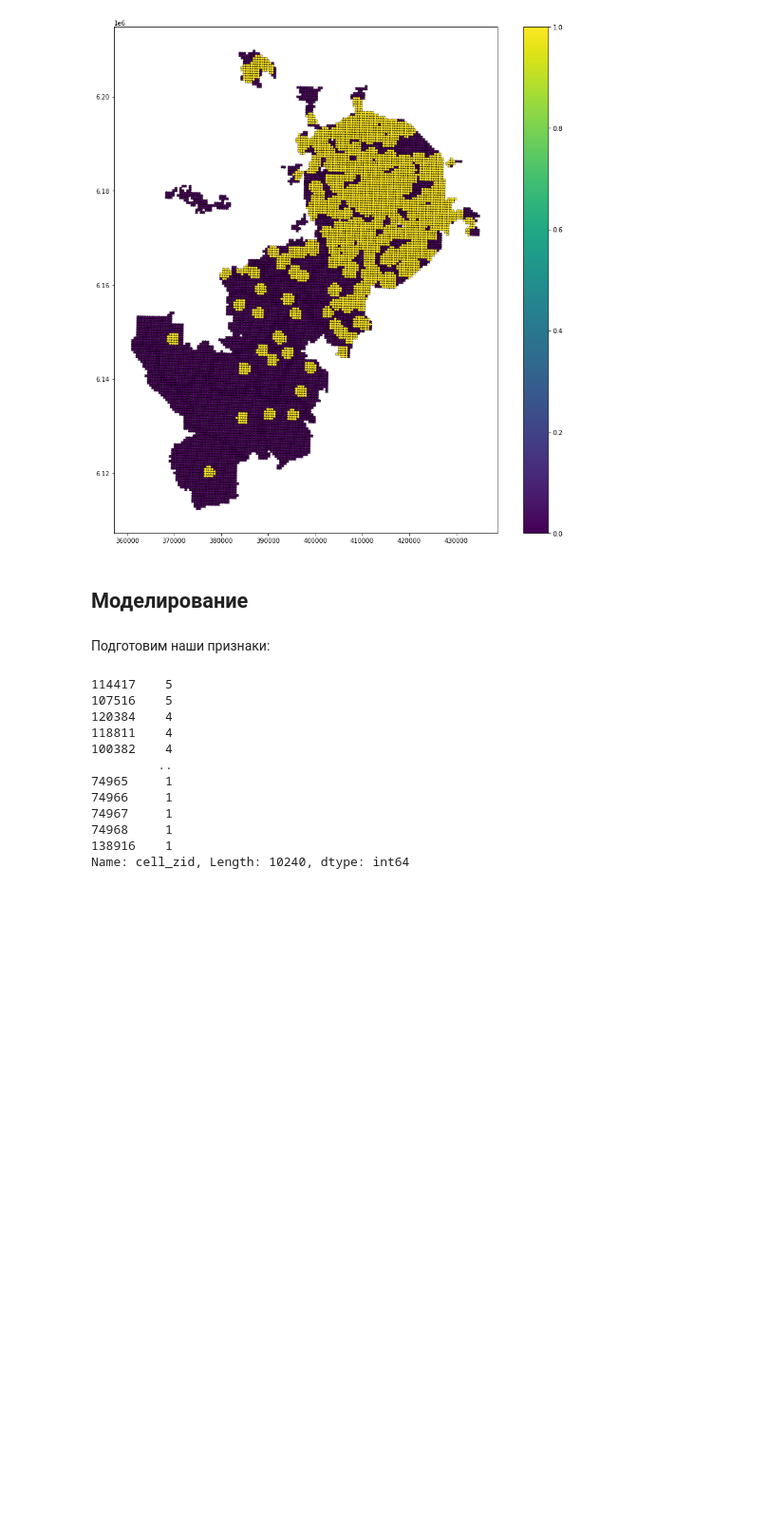
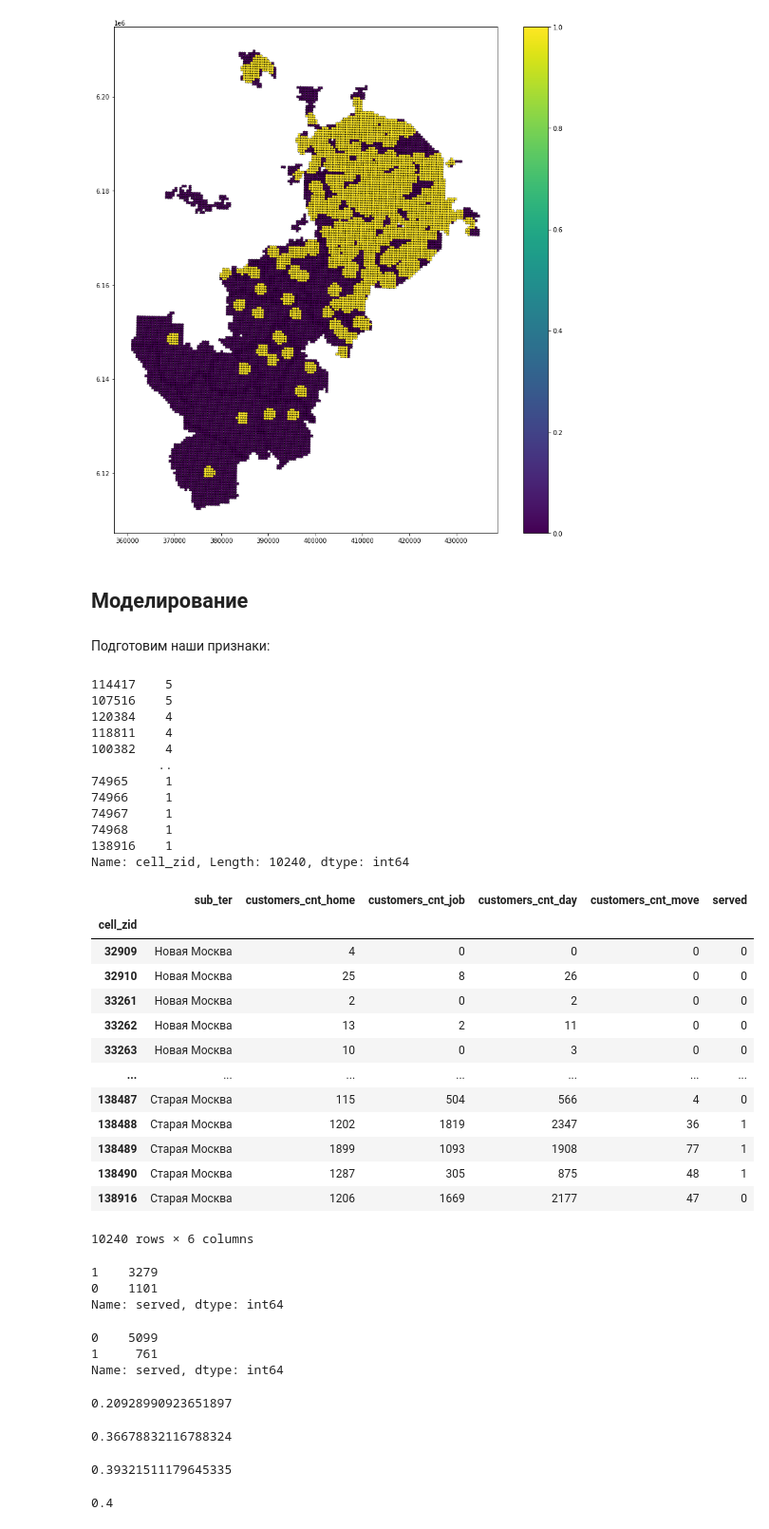
Before and after one commit to Femt0S/leaders2021, a Jupyter notebook: case_6.ipynb, the cells around one changed output. Shown at 95% size. Saved outputs shown, nothing was run; the diff lists cells and outputs as text; code cells hidden in the pictures; blank space fills up the shorter version.

```diff
--- a/case_6.ipynb
+++ b/case_6.ipynb
@@ -313,5 +313,8 @@ data = gdf_cloc[['cell_zid',
                  'customers_cnt_job',
                  'customers_cnt_day',
                  'customers_cnt_move',
-                 'served',
-                 'blocked']].drop_duplicates().copy().reset_index(drop=True)
+                 'served']].drop_duplicates().copy().set_index('cell_zid')
+#                 'served',
+#                 'blocked']].drop_duplicates().copy().set_index('cell_zid')
+
+data = data[~data.index.duplicated(keep='first')]
@@ -322,0 +321,17 @@ X_train, X_test, y_train, y_test = train_test_split(X, y, test_size=0.25, random
+# %%
+data
+# %% [output]
+|  | sub_ter | customers_cnt_home | customers_cnt_job | customers_cnt_day | customers_cnt_move | served |
+| cell_zid |  |  |  |  |  |  |
+| 32909 | Новая Москва | 4 | 0 | 0 | 0 | 0 |
+| 32910 | Новая Москва | 25 | 8 | 26 | 0 | 0 |
+| 33261 | Новая Москва | 2 | 0 | 2 | 0 | 0 |
+| 33262 | Новая Москва | 13 | 2 | 11 | 0 | 0 |
+| 33263 | Новая Москва | 10 | 0 | 3 | 0 | 0 |
+| ... | ... | ... | ... | ... | ... | ... |
+| 138487 | Старая Москва | 115 | 504 | 566 | 4 | 0 |
+| 138488 | Старая Москва | 1202 | 1819 | 2347 | 36 | 1 |
+| 138489 | Старая Москва | 1899 | 1093 | 1908 | 77 | 1 |
+| 138490 | Старая Москва | 1287 | 305 | 875 | 48 | 1 |
+| 138916 | Старая Москва | 1206 | 1669 | 2177 | 47 | 0 |
+10240 rows × 6 columns
@@ -322,0 +341,12 @@ X_train, X_test, y_train, y_test = train_test_split(X, y, test_size=0.25, random
+# %%
+train.served.value_counts()
+# %% [output]
+1    3279
+0    1101
+Name: served, dtype: int64
+# %%
+test.served.value_counts()
+# %% [output]
+0    5099
+1     761
+Name: served, dtype: int64
@@ -322,0 +359,43 @@ X_train, X_test, y_train, y_test = train_test_split(X, y, test_size=0.25, random
+# %%
+model = DummyClassifier(strategy='uniform')
+
+model.fit(X_train, y_train)
+
+preds = pd.Series(model.predict(X_test), index=X_test.index)
+
+f1_score(y_test, preds)
+# %% [output]
+0.20928990923651897
+# %%
+model = LogisticRegression()
+
+model.fit(X_train, y_train)
+
+preds = pd.Series(model.predict(X_test), index=X_test.index)
+
+f1_score(y_test, preds)
+# %% [output]
+0.36678832116788324
+# %%
+model = DecisionTreeClassifier()
+
+model.fit(X_train, y_train)
+
+preds = pd.Series(model.predict(X_test), index=X_test.index)
+
+f1_score(y_test, preds)
+# %% [output]
+0.39321511179645335
+# %%
+model = RandomForestClassifier(n_estimators=71,
+                               max_depth=8,
+                               n_jobs=-1,
+                               random_state=13)
+
+model.fit(X_train, y_train)
+
+preds = pd.Series(model.predict(X_test), index=X_test.index, name='served')
+
+f1_score(y_test, preds)
+# %% [output]
+0.4
```
Also changed, not shown: parts of 11 cells of this notebook.
